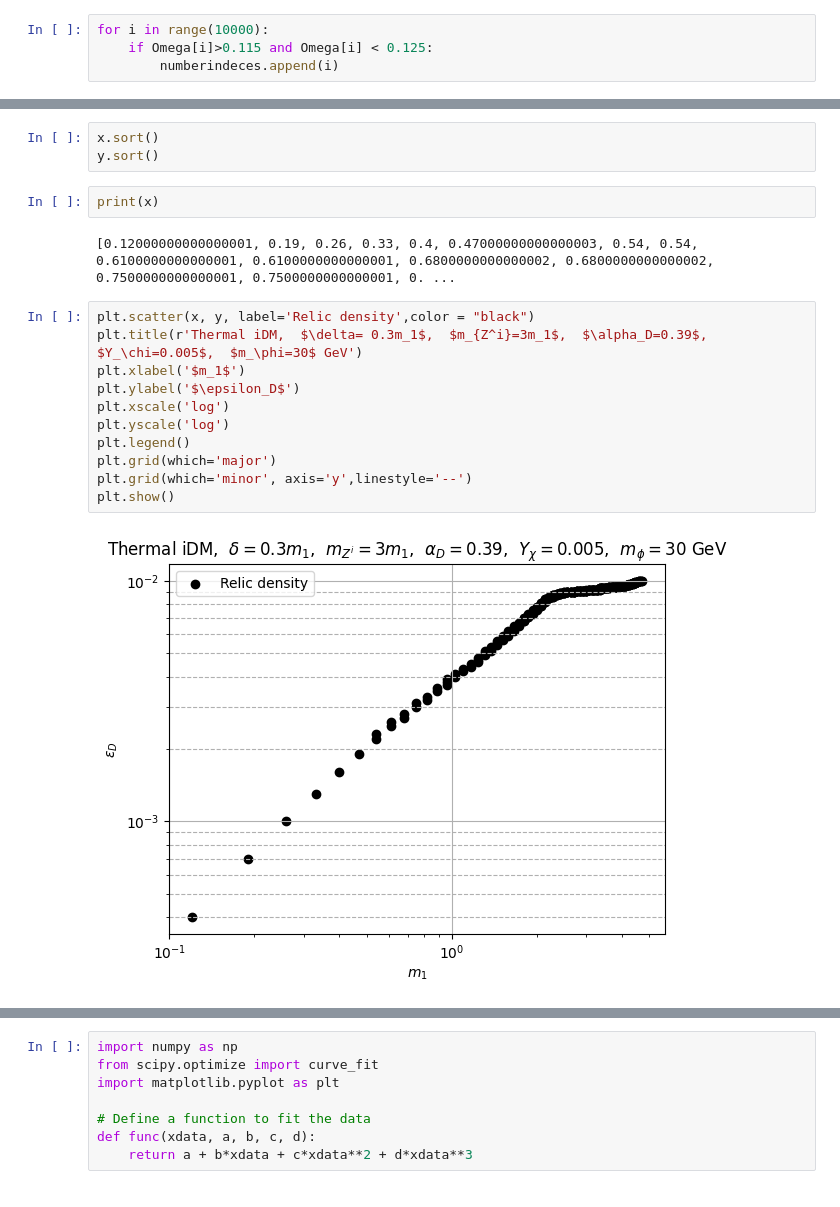
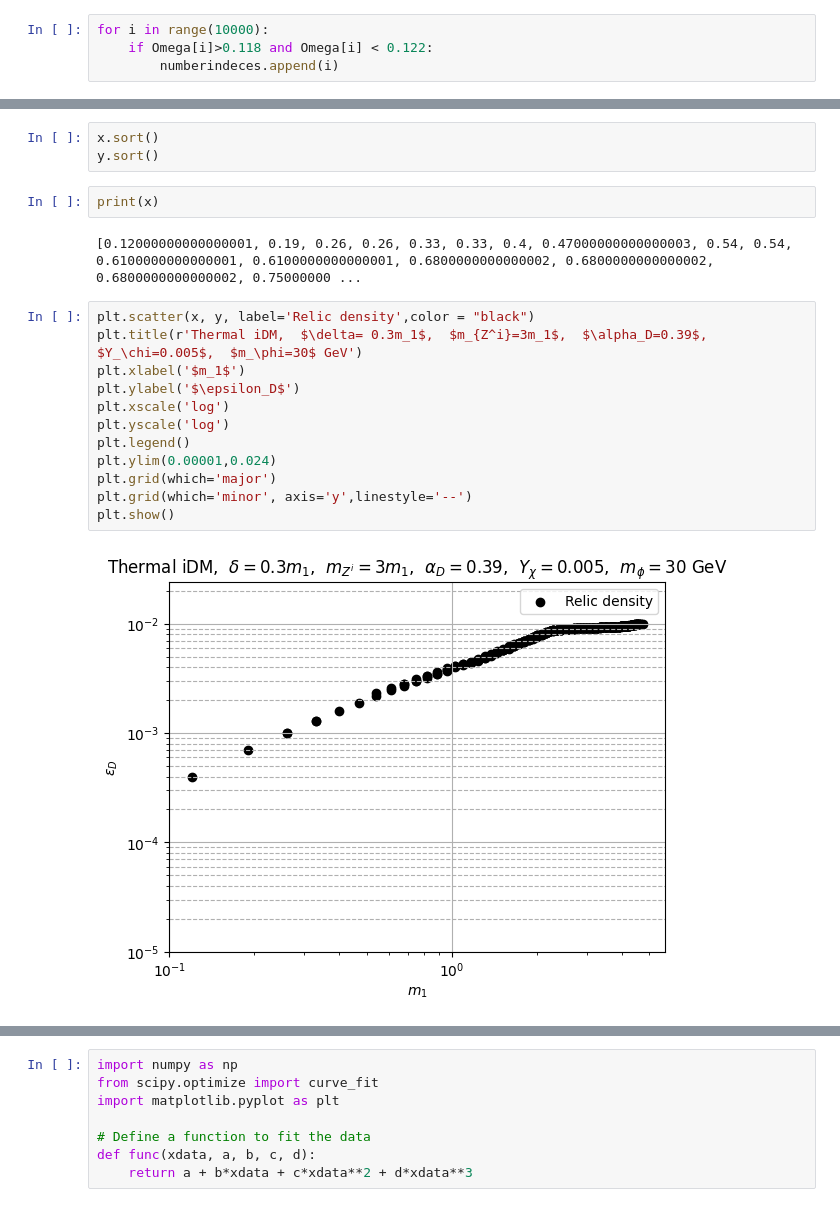
Before and after one commit to nico0407/DM-freeze-out, a Jupyter notebook: iDM-freze-out/delta03_scan/m_phi30/03betterscan/epsilonYchi.ipynb, the cells around one changed output, grey strips where cells are left out. Saved outputs shown, nothing was run; the diff lists cells and outputs as text.

```diff
--- a/iDM-freze-out/delta03_scan/m_phi30/03betterscan/epsilonYchi.ipynb
+++ b/iDM-freze-out/delta03_scan/m_phi30/03betterscan/epsilonYchi.ipynb
@@ -53,7 +53,7 @@ Omega[3]
 2.880634
 # %%
 for i in range(10000):
-    if Omega[i]>0.115 and Omega[i] < 0.125:
+    if Omega[i]>0.118 and Omega[i] < 0.122:
         numberindeces.append(i)
 # %%
 numberindeces
@@ -95,17 +95,18 @@ y.sort()
 # %%
 print(x)
 # %% [output]
-[0.12000000000000001, 0.19, 0.26, 0.33, 0.4, 0.47000000000000003, 0.54, 0.54, 0.6100000000000001, 0.6100000000000001, 0.6800000000000002, 0.6800000000000002, 0.7500000000000001, 0.7500000000000001, 0. ...
+[0.12000000000000001, 0.19, 0.26, 0.26, 0.33, 0.33, 0.4, 0.47000000000000003, 0.54, 0.54, 0.6100000000000001, 0.6100000000000001, 0.6800000000000002, 0.6800000000000002, 0.6800000000000002, 0.75000000 ...
 # %%
 plt.scatter(x, y, label='Relic density',color = "black")
 plt.title(r'Thermal iDM,  $\delta= 0.3m_1$,  $m_{Z^i}=3m_1$,  $\alpha_D=0.39$,  $Y_\chi=0.005$,  $m_\phi=30$ GeV')
 plt.xlabel('$m_1$')
 plt.ylabel('$\epsilon_D$')
 plt.xscale('log')
 plt.yscale('log')
 plt.legend()
+plt.ylim(0.00001,0.024)
 plt.grid(which='major')
 plt.grid(which='minor', axis='y',linestyle='--')
 plt.show()
 # %% [output]
-[figure, old version]
+[figure, new version]
```
Also changed, not shown: parts of 2 cells of this notebook, 13 other files.
